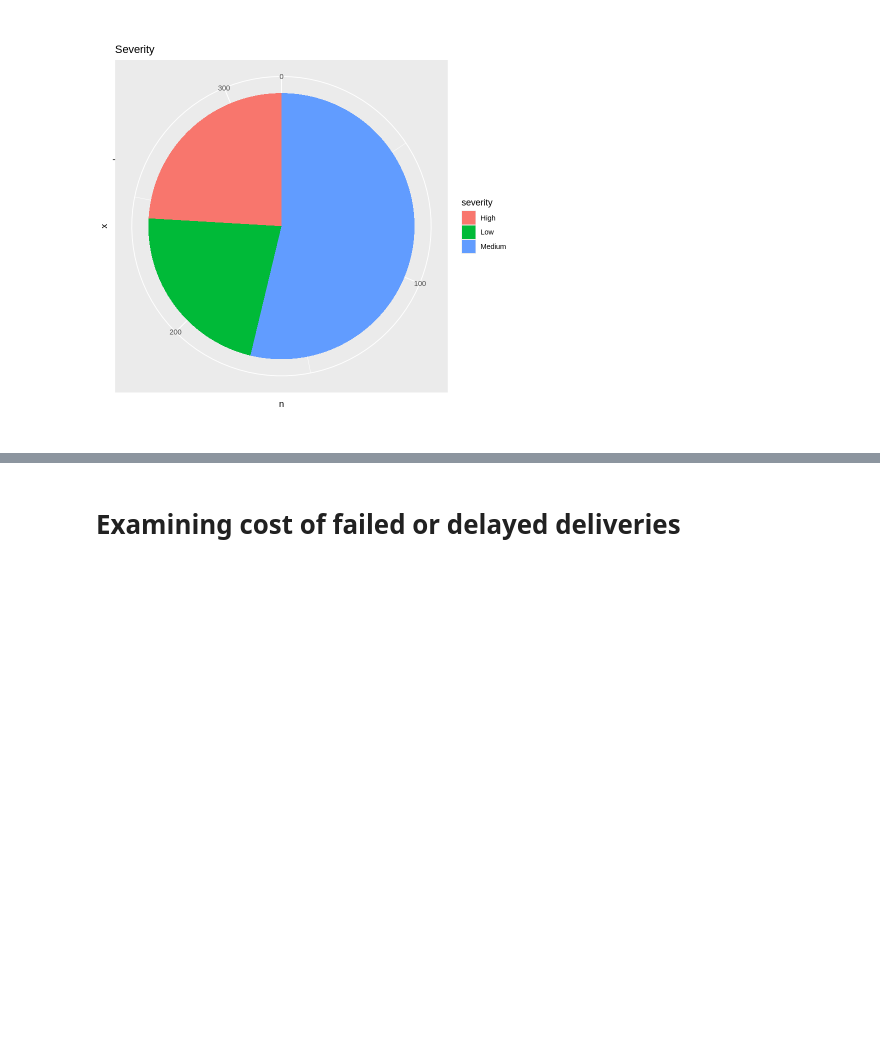
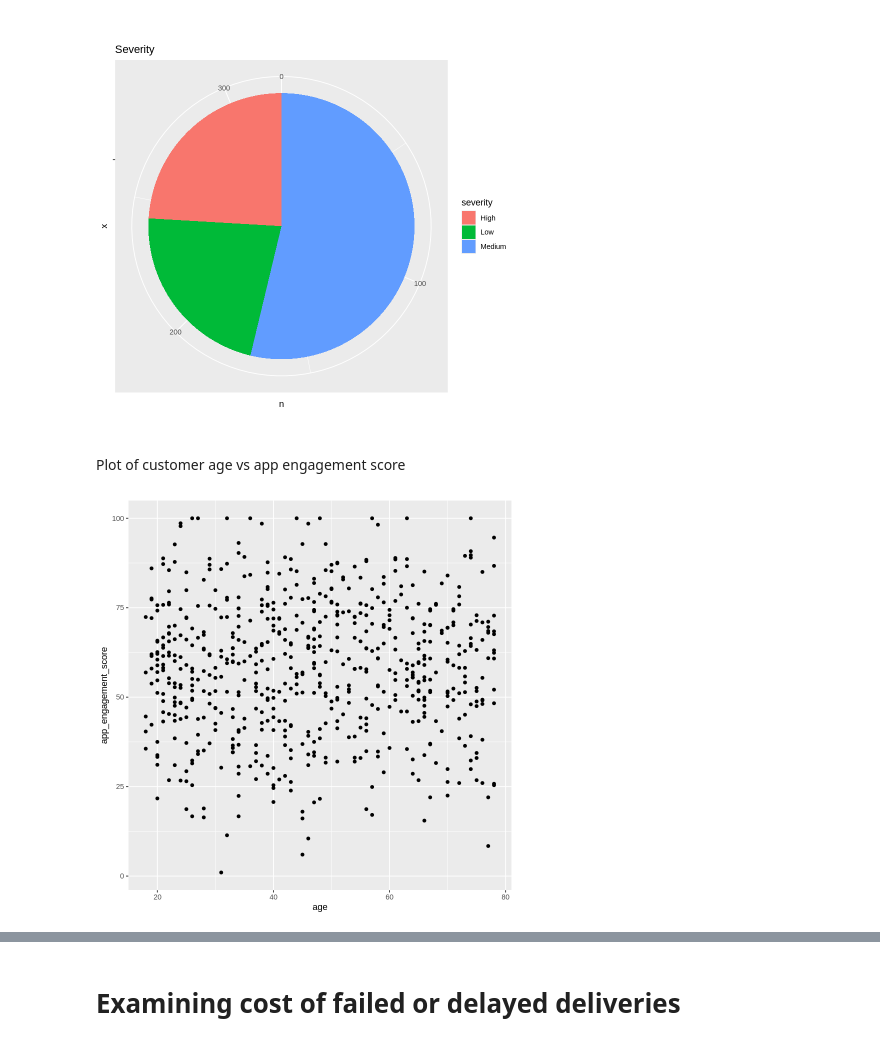
Before and after one commit to sydney142/databases_analytics_assignment, a Jupyter notebook: Assignment_R_SQL.ipynb, the cells around one changed output, grey strips where cells are left out. Saved outputs shown, nothing was run; the diff lists cells and outputs as text; code cells hidden in the pictures; blank space fills up the shorter version.

```diff
--- a/Assignment_R_SQL.ipynb
+++ b/Assignment_R_SQL.ipynb
@@ -164,3 +166,10 @@ complaints_df %>%
   labs(title = "Severity")
 # %% [output]
 [figure]
+# %% [markdown]
+Plot of customer age vs app engagement score
+# %%
+ggplot(customers_df, aes(x = age, y = app_engagement_score)) +
+  geom_point()
+# %% [output]
+[figure, added]
```
Also changed, not shown: parts of 3 cells of this notebook.
